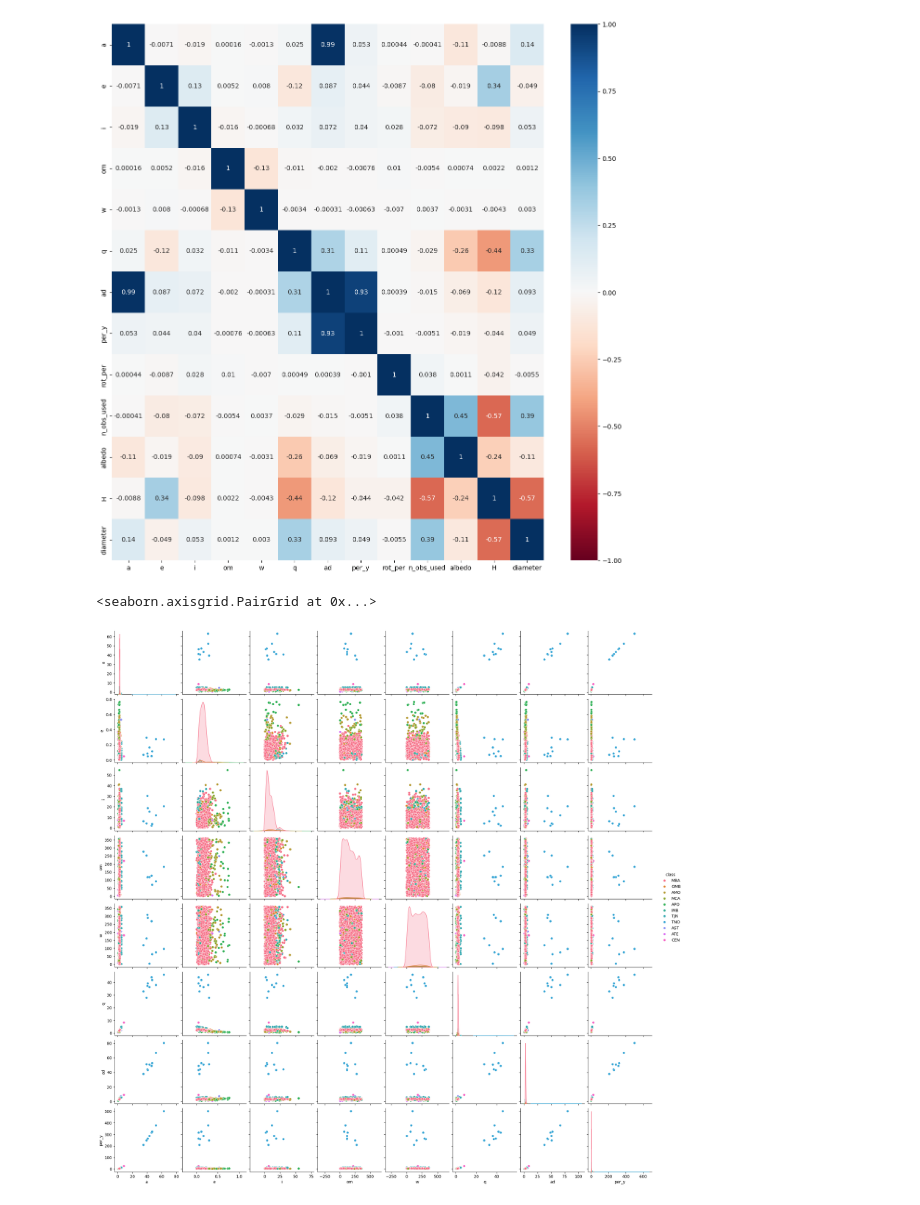
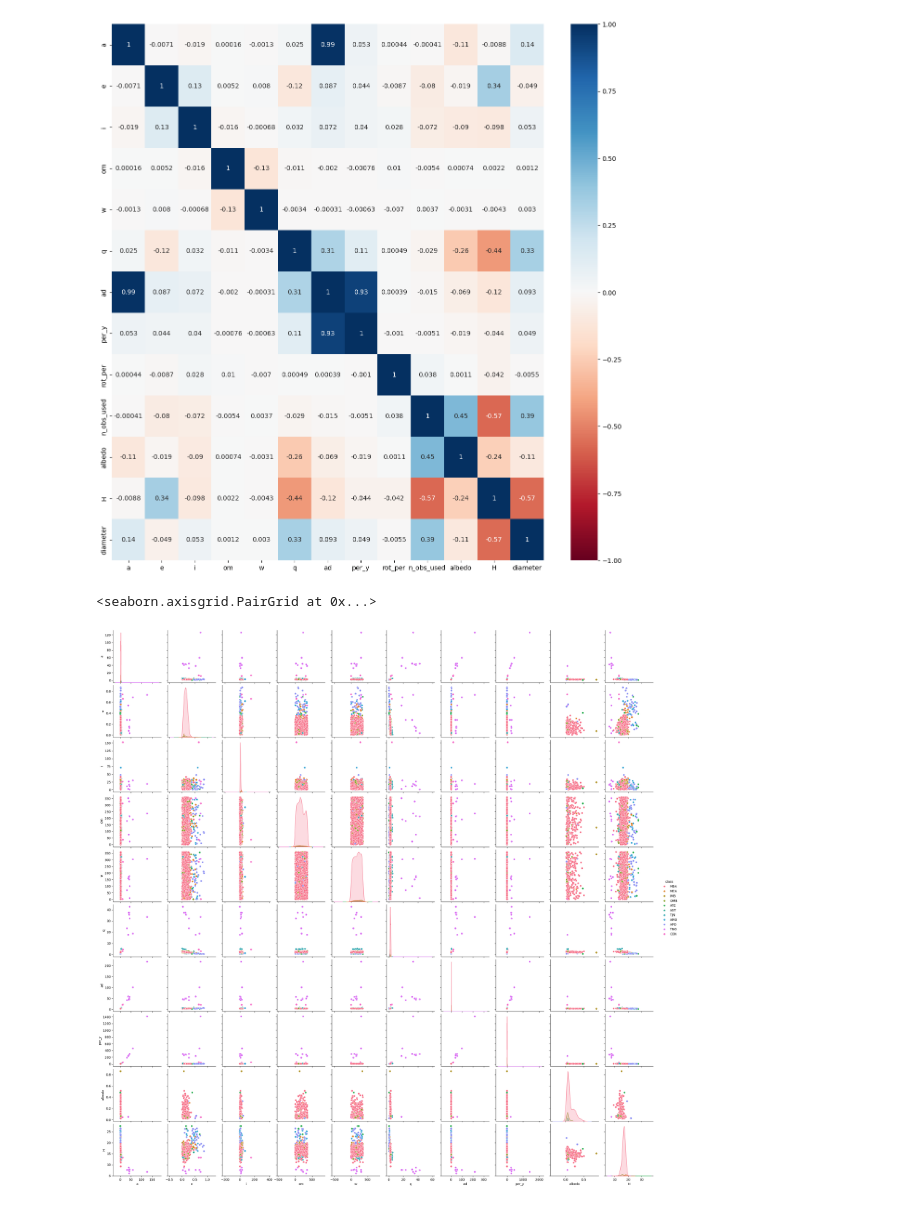
Before and after one commit to harshilxd/Asteroid-Feature-Prediction, a Jupyter notebook: source/Exploring_Asteroid_Dataset.ipynb, the cells around one changed output. Drawn from its saved outputs; the diff is of its cells as text; code cells hidden in the pictures.

Commit message:
Removed one plot, added albedo, H to correlation plot

```diff
--- a/source/Exploring_Asteroid_Dataset.ipynb
+++ b/source/Exploring_Asteroid_Dataset.ipynb
@@ -179,7 +179,7 @@ sns.heatmap(corr, annot = True, vmin = -1, vmax = 1,center = 0, cmap='RdBu')
 <Axes: >
 [figure]
 # %%
-sns.pairplot(data[['a','e','i','om','w','q','ad','per_y','diameter','class']].sample(n=2000), hue = 'class')
+sns.pairplot(data[['a','e','i','om','w','q','ad','per_y','diameter','class', 'albedo', 'H']].sample(n=2000), hue = 'class')
 # %% [output]
 <seaborn.axisgrid.PairGrid at 0x...>
-[figure, old version]
+[figure, new version]
```
Also changed, not shown: parts of 3 cells of this notebook.
